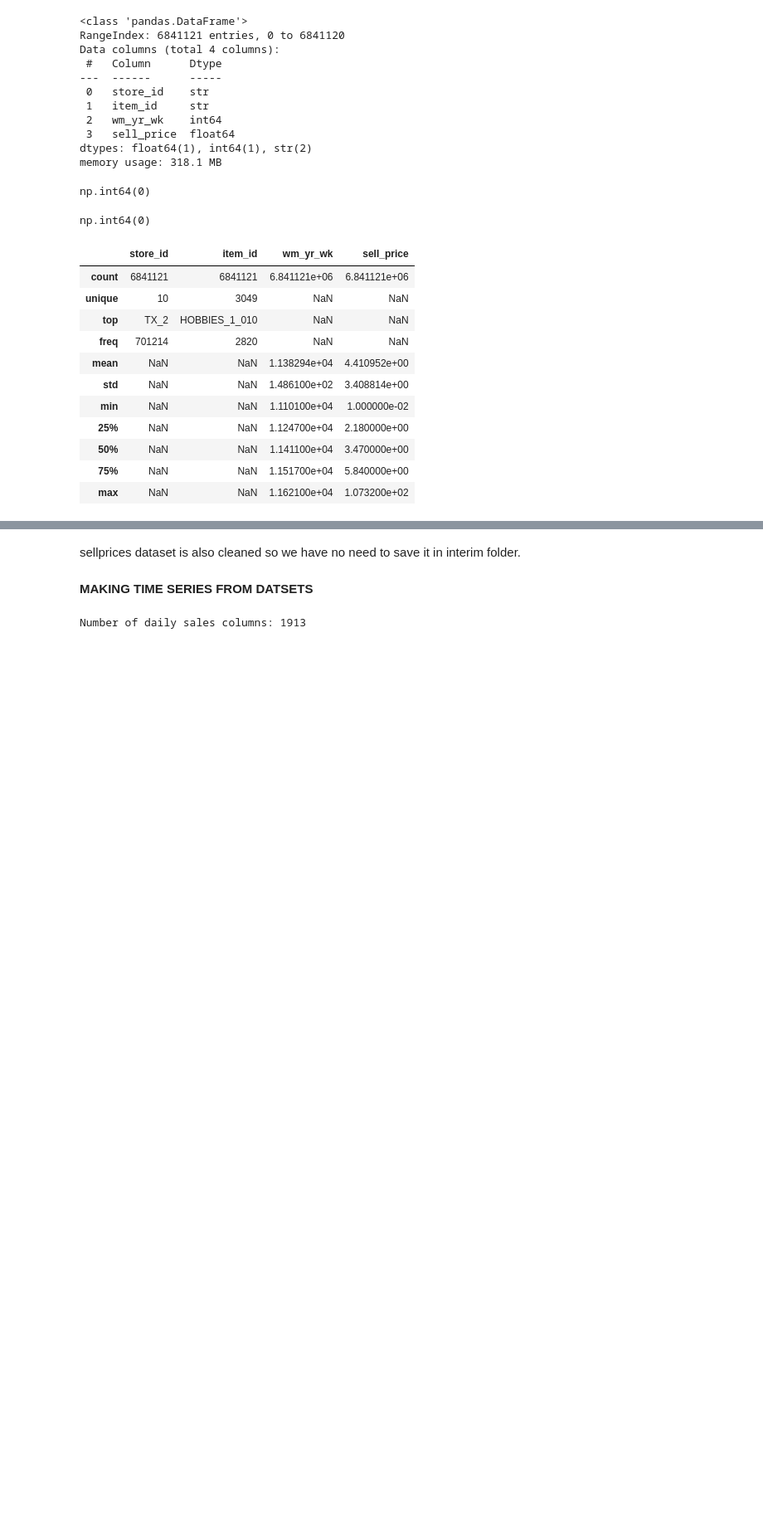
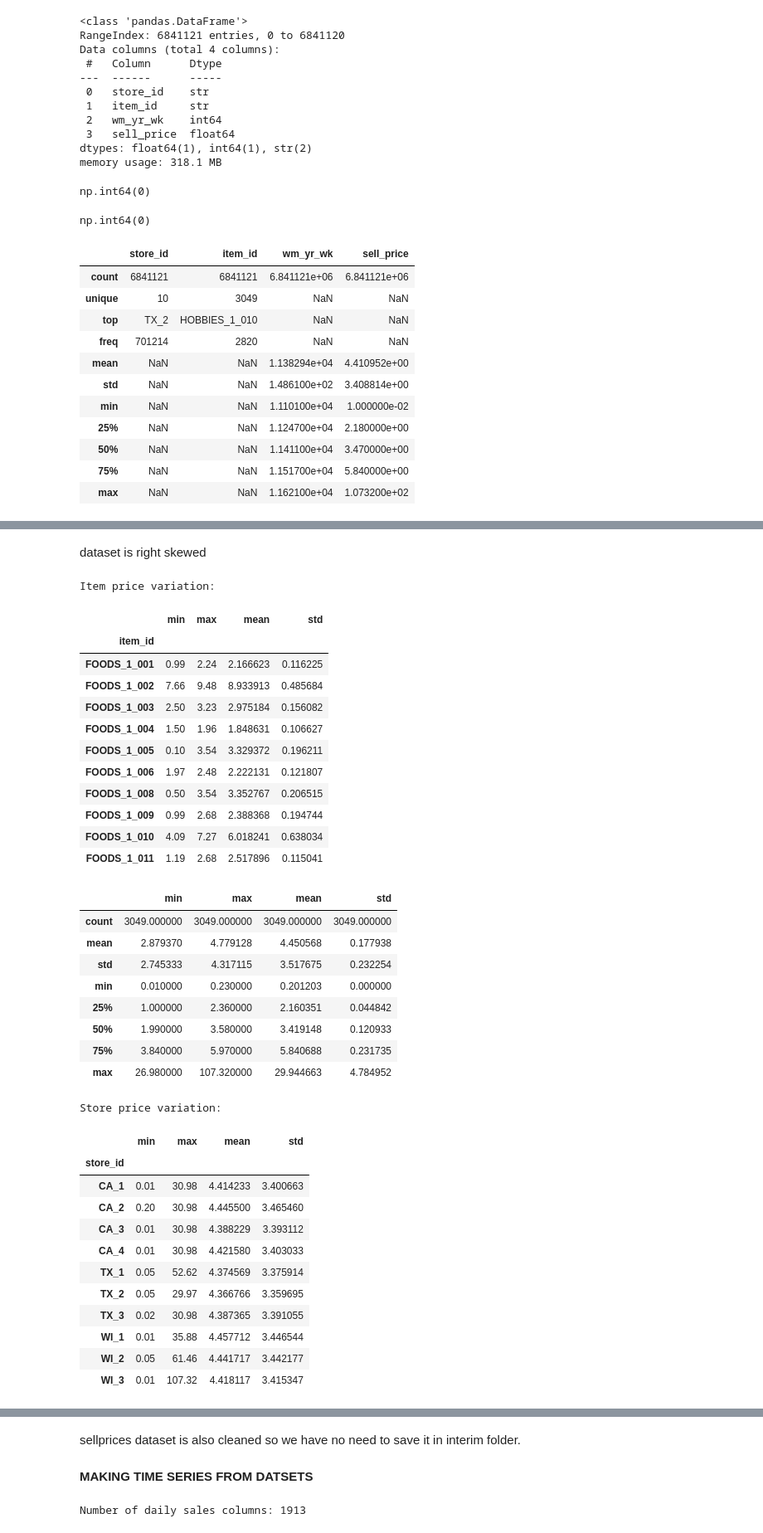
Before and after one commit to anchitkaushal/Retail_Demand_Forecasting_and_Fraud_Detection_System, a Jupyter notebook: notebooks/eda/eda_and_seasonality.ipynb, the cells around one changed output, grey strips where cells are left out. Shown at 83% size. Cells and saved outputs as stored; diff of their text form; code cells hidden in the pictures; blank space fills up the shorter version.

```diff
--- a/notebooks/eda/eda_and_seasonality.ipynb
+++ b/notebooks/eda/eda_and_seasonality.ipynb
@@ -270,0 +286,50 @@ sellprices.describe(include="all")
+# %% [markdown]
+dataset is right skewed
+# %%
+# Price variation across items/stores
+item_variation = sellprices.groupby("item_id")["sell_price"].agg(["min", "max", "mean", "std"])
+store_variation = sellprices.groupby("store_id")["sell_price"].agg(["min", "max", "mean", "std"])
+
+print("Item price variation:")
+display(item_variation.head(10))
+display(item_variation.describe())
+
+print("Store price variation:")
+display(store_variation)
+display(store_variation.describe())
+# %% [output]
+Item price variation:
+|  | min | max | mean | std |
+| item_id |  |  |  |  |
+| FOODS_1_001 | 0.99 | 2.24 | 2.166623 | 0.116225 |
+| FOODS_1_002 | 7.66 | 9.48 | 8.933913 | 0.485684 |
+| FOODS_1_003 | 2.50 | 3.23 | 2.975184 | 0.156082 |
+| FOODS_1_004 | 1.50 | 1.96 | 1.848631 | 0.106627 |
+| FOODS_1_005 | 0.10 | 3.54 | 3.329372 | 0.196211 |
+| FOODS_1_006 | 1.97 | 2.48 | 2.222131 | 0.121807 |
+| FOODS_1_008 | 0.50 | 3.54 | 3.352767 | 0.206515 |
+| FOODS_1_009 | 0.99 | 2.68 | 2.388368 | 0.194744 |
+| FOODS_1_010 | 4.09 | 7.27 | 6.018241 | 0.638034 |
+| FOODS_1_011 | 1.19 | 2.68 | 2.517896 | 0.115041 |
+|  | min | max | mean | std |
+| count | 3049.000000 | 3049.000000 | 3049.000000 | 3049.000000 |
+| mean | 2.879370 | 4.779128 | 4.450568 | 0.177938 |
+| std | 2.745333 | 4.317115 | 3.517675 | 0.232254 |
+| min | 0.010000 | 0.230000 | 0.201203 | 0.000000 |
+| 25% | 1.000000 | 2.360000 | 2.160351 | 0.044842 |
+| 50% | 1.990000 | 3.580000 | 3.419148 | 0.120933 |
+| 75% | 3.840000 | 5.970000 | 5.840688 | 0.231735 |
+| max | 26.980000 | 107.320000 | 29.944663 | 4.784952 |
+Store price variation:
+|  | min | max | mean | std |
+| store_id |  |  |  |  |
+| CA_1 | 0.01 | 30.98 | 4.414233 | 3.400663 |
+| CA_2 | 0.20 | 30.98 | 4.445500 | 3.465460 |
+| CA_3 | 0.01 | 30.98 | 4.388229 | 3.393112 |
+| CA_4 | 0.01 | 30.98 | 4.421580 | 3.403033 |
+| TX_1 | 0.05 | 52.62 | 4.374569 | 3.375914 |
+| TX_2 | 0.05 | 29.97 | 4.366766 | 3.359695 |
+| TX_3 | 0.02 | 30.98 | 4.387365 | 3.391055 |
+| WI_1 | 0.01 | 35.88 | 4.457712 | 3.446544 |
+| WI_2 | 0.05 | 61.46 | 4.441717 | 3.442177 |
+| WI_3 | 0.01 | 107.32 | 4.418117 | 3.415347 |
```
Also changed, not shown: parts of 7 cells of this notebook.
